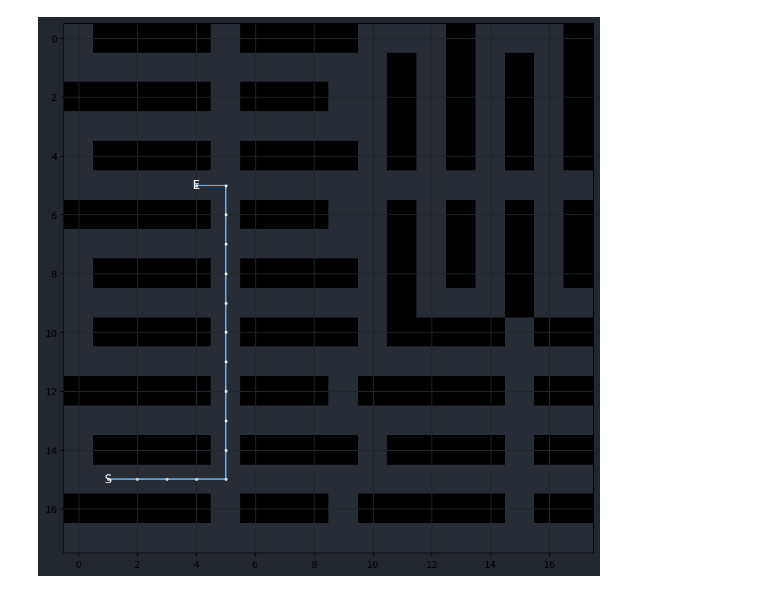
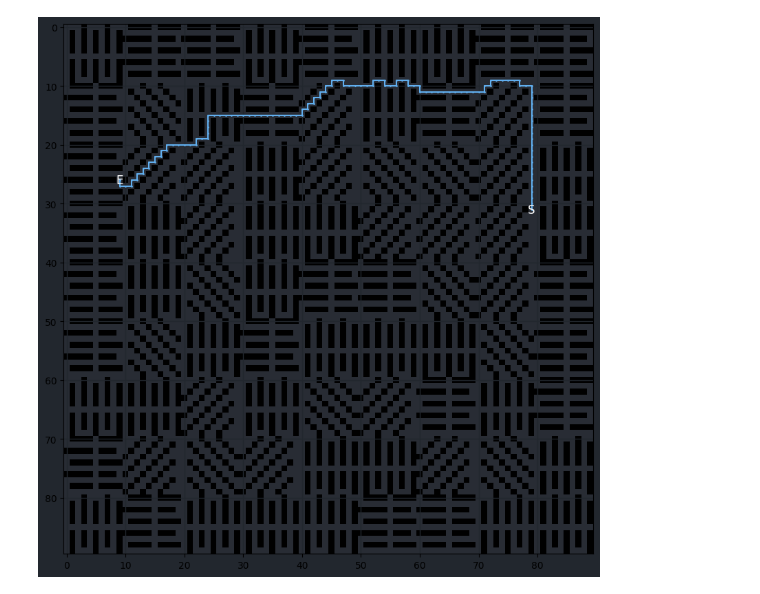
Before and after one commit to 0xdbff/AI, a Jupyter notebook: Informed.ipynb, the cells around one changed output. Saved outputs shown, nothing was run; the diff lists cells and outputs as text; code cells hidden in the pictures.

```diff
--- a/Informed.ipynb
+++ b/Informed.ipynb
@@ -219,20 +208,19 @@ def create_warehouse_with_pattern(rows, cols):
 
     warehouse = np.zeros((rows, cols), dtype=int)
 
-    # Define a function to check if we are at the edge of the warehouse.
     def is_edge(i, j, rows, cols):
         return i == 0 or j == 0 or i + 10 == rows or j + 10 == cols
 
     for i in range(0, rows, 10):
         for j in range(0, cols, 10):
-            # Choose a pattern. If we're at the edge, we avoid the first two patterns.
+            # Choose a pattern. At the edge, first 2 patterns are avoided
+            # to ensure paths are not blocked
             if is_edge(i, j, rows, cols):
-                selected_pattern = random.choice(patterns[2:])  # avoid the first two patterns
+                selected_pattern = random.choice(patterns[2:])
             else:
                 selected_pattern = random.choice(patterns)
 
-            # Ensure we don't go out of bounds; this is relevant for cases where
-            # the warehouse dimensions are not multiples of 10.
+            # Ensure we don't go out of bounds
             end_i = min(i+10, rows)
             end_j = min(j+10, cols)
 
@@ -250,14 +238,12 @@ def position_robot_and_package(warehouse):
     return robot_pos, package_pos
 
 def calculate_cost(current_dir, new_dir):
-    # Convert tuples to numpy arrays for the comparison
-    current_dir_np = np.array(current_dir)
-    new_dir_np = np.array(new_dir)
+    """ """
 
-    # If the move is straight or backward, the cost is 1
-    # For turns, the cost is 1.5
-    if np.array_equal(current_dir_np, new_dir_np) or np.array_equal(current_dir_np, -new_dir_np):
-        return 1
+    if np.all(current_dir == new_dir):
+        return 1.0
+    elif np.all(current_dir == -new_dir):
+        return 3.0
     else:
         return 1.5
 
@@ -274,7 +260,7 @@ def bfs(warehouse, start, goal):
         if (r, c) == goal:
             return path + [(r, c)], cost
 
-        for new_dir in DIRECTIONS:  # Utilize numpy array iteration
+        for new_dir in DIRECTIONS:
             next_r, next_c = np.array([r, c]) + new_dir
             if 0 <= next_r < rows and 0 <= next_c < cols and warehouse[next_r, next_c] != -1:
                 new_dir_tuple = tuple(new_dir)
@@ -285,62 +271,9 @@ def bfs(warehouse, start, goal):
 
     return None, 0
 
-# Utility function to print the warehouse
-def print_warehouse(warehouse, path=None):
-    for r in range(len(warehouse)):
-        for c in range(len(warehouse[r])):
-            if path and (r, c) in path:
-                print("x", end=" ")
-            elif warehouse[r][c] == -1:
-                print("o", end=" ")
-            else:
-                print(".", end=" ")
-        print()
-
-def visualize_warehouse(warehouse, path=None):
-    # Create a figure and a grid of subplots
-    fig, ax = plt.subplots(figsize=(10, 10))
-
-    fig.patch.set_facecolor('#22272e')
-    ax.set_facecolor('#22272e')
-
-    # Convert the warehouse matrix into a numpy array
-    warehouse_np = np.array(warehouse)
-
-    # Create a colormap for our grid
-    # Note: -1 (obstacle) cells will be black, 0 (empty) cells will be white
-    # cmap = plt.colors.ListedColormap(['black', 'white'])
-    cmap = mcolors.ListedColormap(['#000000', '#282c34'])
-
-    # Create the visual grid
-    ax.imshow(warehouse_np, cmap=cmap, aspect="equal")
-
-    # If a path is provided, superimpose it on the grid
-    if path:
-        # Unzip the path into x and y coordinates
-        ys, xs = zip(*path)
-        # Create a scatter plot to visualize the robot's path
-        ax.plot(xs, ys, 'o-', color="#61afef", markersize=2, markeredgecolor="white")
-
-        # Mark the starting point with "S"
-        ax.text(xs[0], ys[0], 'S', ha='center', va='center', color='white', fontsize=12)
-        # Mark the ending point with "E"
-        ax.text(xs[-1], ys[-1], 'E', ha='center', va='center', color='white', fontsize=12)
-
-    # Remove gridlines (comment out or remove the line below to eliminate the grid)
-    # ax.grid(which='both', color='gray', linestyle='-', linewidth=1)
-    ax.grid(which='both', color='#22272e', linestyle='-', linewidth=1)
-
-    # Remove ticks
-    # ax.set_xticks([])
-    # ax.set_yticks([])
-
-    # Show the plot with the visualized grid
-    plt.show()
-
 
 def main():
-    rows, cols, obstacles = 18, 18, 0  # Define warehouse dimensions and obstacle count
+    rows, cols, obstacles = 90, 90, 0  # Define warehouse dimensions and obstacle count
 
     # warehouse = create_random_patterns_warehouse(rows, cols)
     # warehouse = create_warehouse(rows, cols, obstacles)
@@ -366 +299 @@ Path found with total cost: 16.0
-[figure, old version]
+[figure, new version]
```
Also changed, not shown: parts of 4 cells of this notebook, 11 other files.
